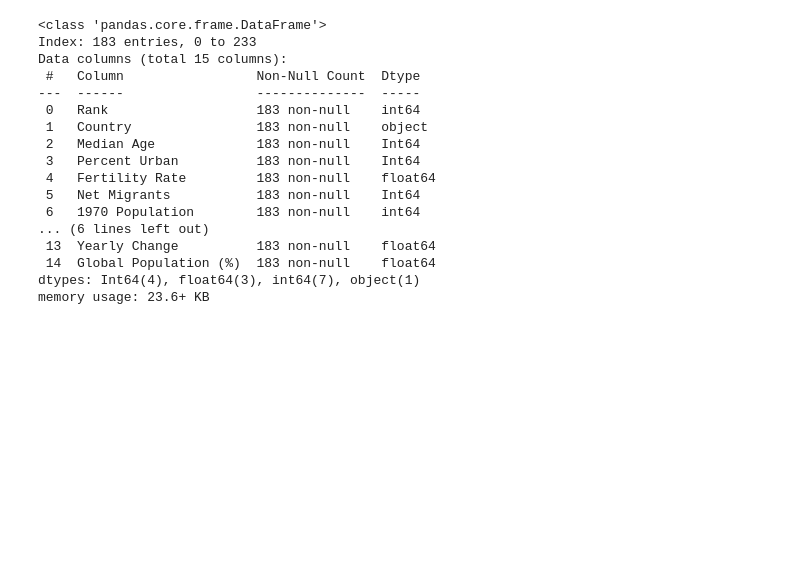
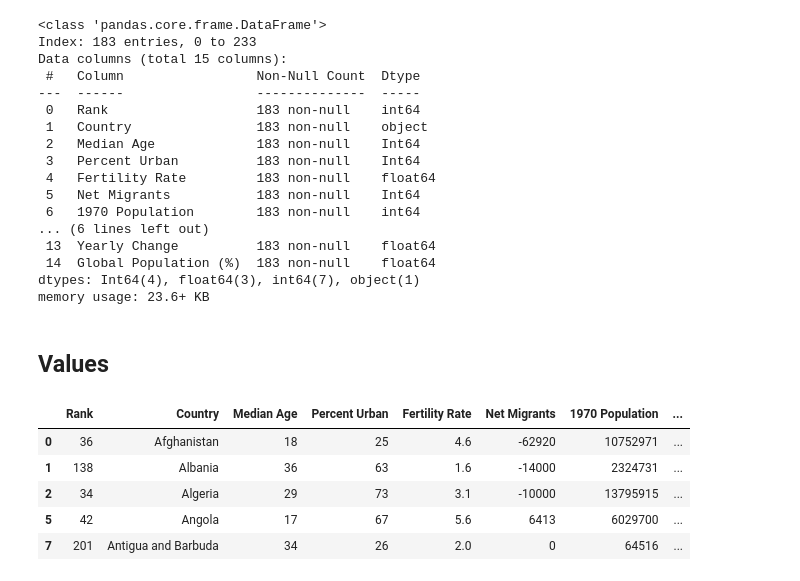
Before and after one commit to 99btyler/global-population-dashboard, a Jupyter notebook: src/data/data-cleaning.ipynb, the cells around one changed output. Saved outputs shown, nothing was run; the diff lists cells and outputs as text; code cells hidden in the pictures; blank space fills up the shorter version.

Commit message:
Improved values of some columns, saved clean data

```diff
--- a/src/data/data-cleaning.ipynb
+++ b/src/data/data-cleaning.ipynb
@@ -192,3 +183,14 @@ Data columns (total 15 columns):
  14  Global Population (%)  183 non-null    float64
 dtypes: Int64(4), float64(3), int64(7), object(1)
 memory usage: 23.6+ KB
+# %% [markdown]
+## Values
+# %%
+global_population_df.head()
+# %% [output]
+|  | Rank | Country | Median Age | Percent Urban | Fertility Rate | Net Migrants | 1970 Population | ... |
+| 0 | 36 | Afghanistan | 18 | 25 | 4.6 | -62920 | 10752971 | ... |
+| 1 | 138 | Albania | 36 | 63 | 1.6 | -14000 | 2324731 | ... |
+| 2 | 34 | Algeria | 29 | 73 | 3.1 | -10000 | 13795915 | ... |
+| 5 | 42 | Angola | 17 | 67 | 5.6 | 6413 | 6029700 | ... |
+| 7 | 201 | Antigua and Barbuda | 34 | 26 | 2.0 | 0 | 64516 | ... |
```
Also changed, not shown: parts of 12 cells of this notebook, 1 other file.
